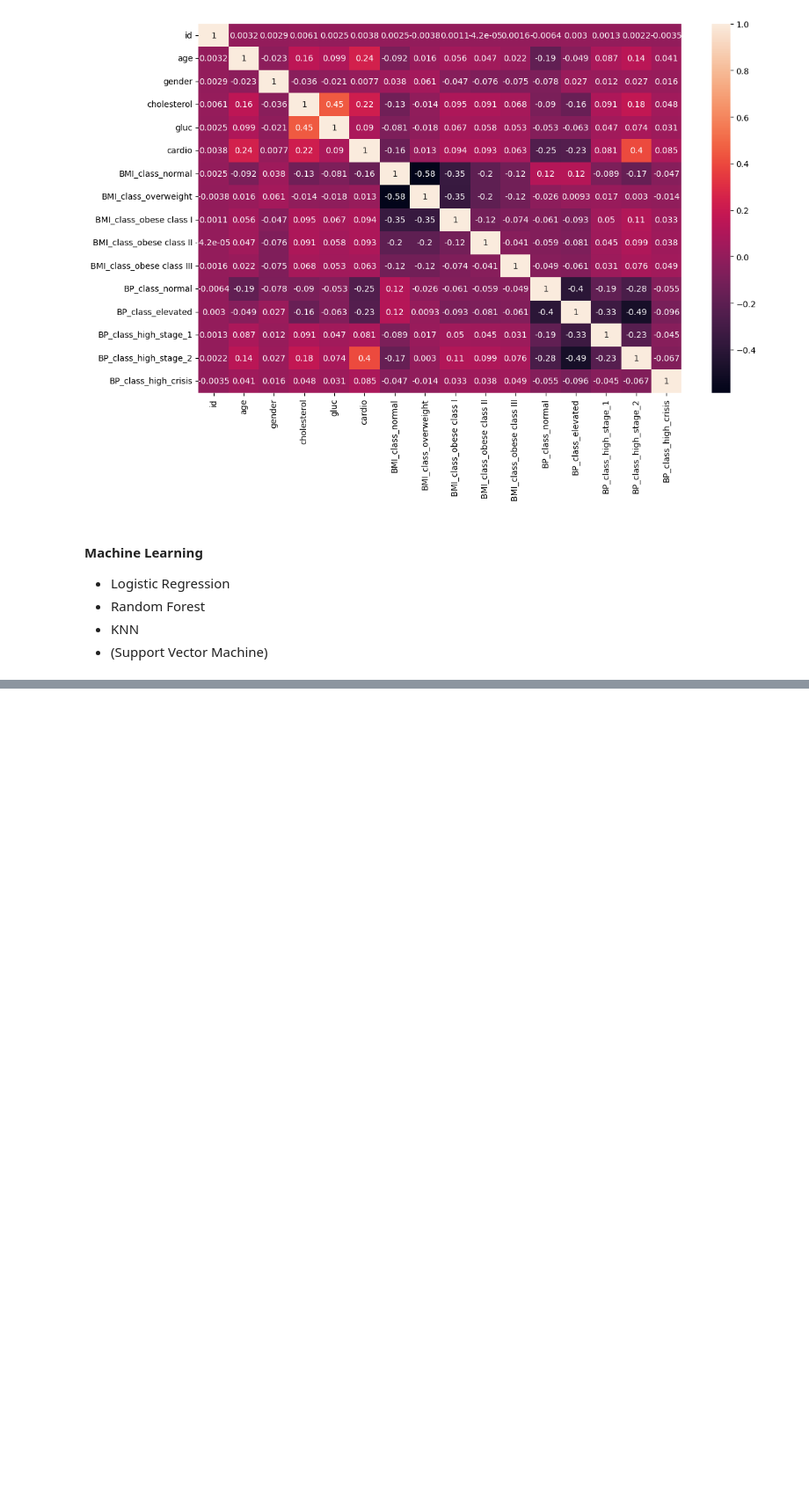
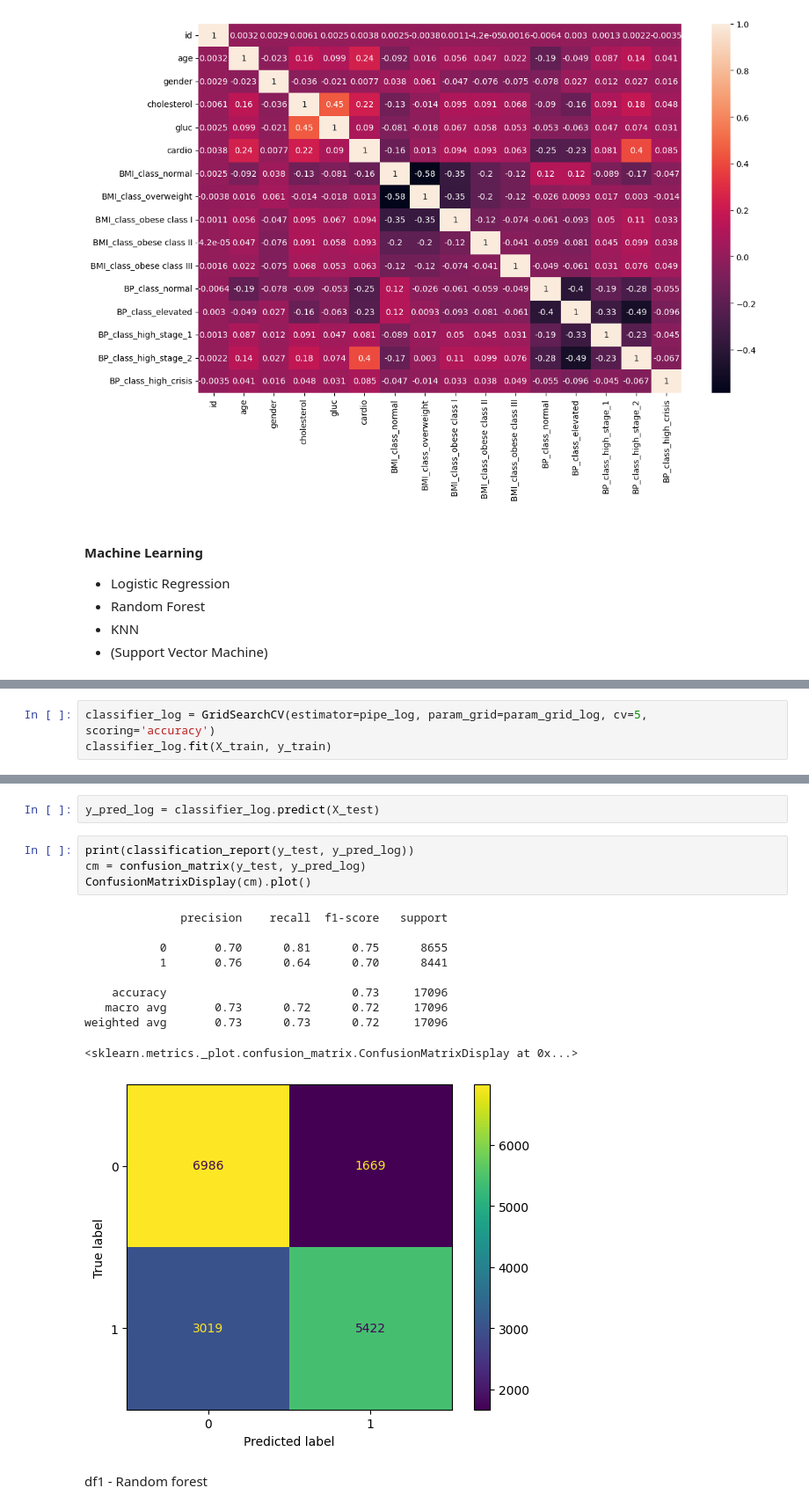
Before and after one commit to dancla240/Machine_Learning_Daniel_Claesson, a Jupyter notebook: Lab/Lab_1_heart.ipynb, the cells around one changed output, grey strips where cells are left out. Shown at 88% size. Saved outputs shown, nothing was run; the diff lists cells and outputs as text; blank space fills up the shorter version.

```diff
--- a/Lab/Lab_1_heart.ipynb
+++ b/Lab/Lab_1_heart.ipynb
@@ -290,0 +378,3 @@ pipe_log = Pipeline()
+# %%
+classifier_log = GridSearchCV(estimator=pipe_log, param_grid=param_grid_log, cv=5, scoring='accuracy')
+classifier_log.fit(X_train, y_train)
@@ -290,0 +411,19 @@ pipe_log = Pipeline()
+# %%
+y_pred_log = classifier_log.predict(X_test)
+# %%
+print(classification_report(y_test, y_pred_log))
+cm = confusion_matrix(y_test, y_pred_log)
+ConfusionMatrixDisplay(cm).plot()
+# %% [output]
+              precision    recall  f1-score   support
+
+           0       0.70      0.81      0.75      8655
+           1       0.76      0.64      0.70      8441
+
+    accuracy                           0.73     17096
+   macro avg       0.73      0.72      0.72     17096
+weighted avg       0.73      0.73      0.72     17096
+<sklearn.metrics._plot.confusion_matrix.ConfusionMatrixDisplay at 0x...>
+[figure, added]
+# %% [markdown]
+df1 - Random forest
```
Also changed, not shown: parts of 35 cells of this notebook.
